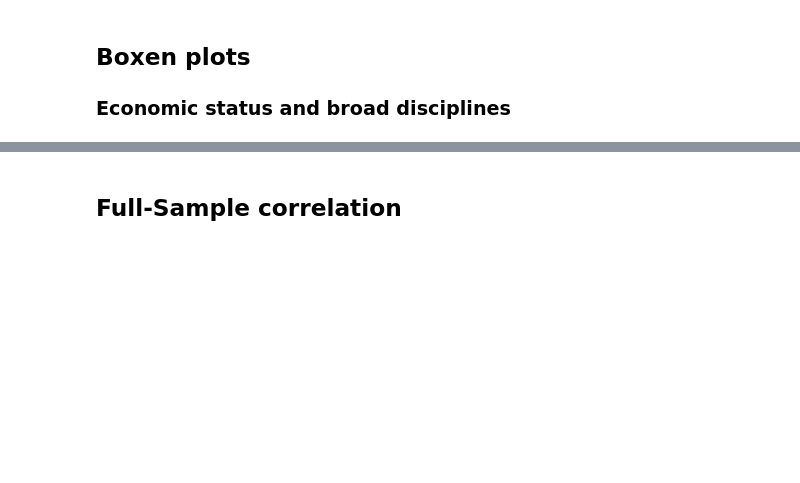
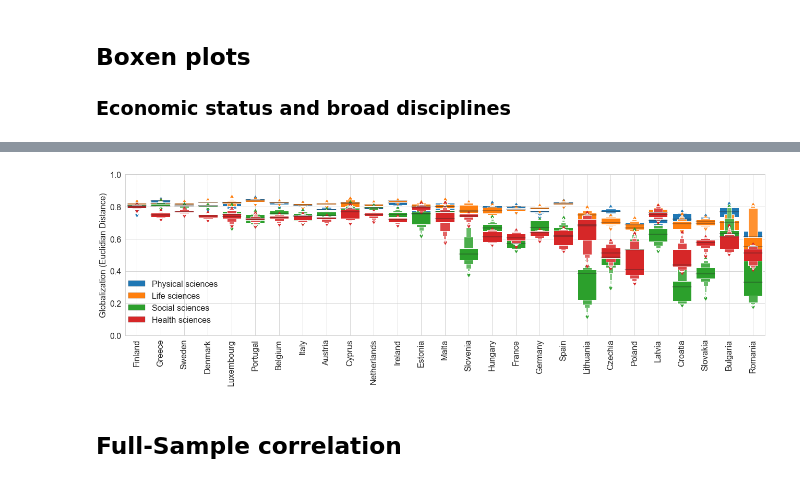
Before and after one commit to vitekzkytek/GlobalizationPaper, a Jupyter notebook: Phase5_Paper/PaperResults.ipynb, the cells around one changed output, grey strips where cells are left out. Cells and saved outputs as stored; diff of their text form; code cells hidden in the pictures; blank space fills up the shorter version.

```diff
--- a/Phase5_Paper/PaperResults.ipynb
+++ b/Phase5_Paper/PaperResults.ipynb
@@ -182,32 +243,36 @@ order = groups[(groups.field_code == 'All') & (groups.period == 2017)].sort_valu
 # %%
 groups = glob.loc[idx[ccodes,flds_broad,'euclid',:]].reset_index()
 groups['eu'] = groups.country_code.map(cntrs.eu)
 groups['name'] = groups.country_code.map(cntrs.name)
 groups = groups[groups.eu == 'EU-28']
 groups = groups[groups.name != 'United Kingdom']
 
 ranking = list(groups[(groups.field_code == 'All') & (groups.period == 2017)].sort_values(by='value',ascending=False).name)
 groups = groups[groups.field_code != 'All']
 
 groups['fields'] = groups.field_code.map(fieldnames)
 
 plt.figure(figsize=(18,6))
 sns.boxenplot(x='name',
             y='value',
             hue='fields',
             hue_order=['Physical sciences','Life sciences','Social sciences','Health sciences'],
             order=ranking,
             saturation=1,
             linewidth=0.5,
             dodge=False,
             data=groups)
 plt.legend(frameon=False,fontsize=16,loc=(0.,0.05))
 plt.ylim((0,1))
 plt.xticks(fontsize=16,rotation=90)
 plt.yticks(fontsize=16)
 plt.grid(b=True,which='major',axis='x')
 plt.ylabel('Globalization (Euclidian Distance)',fontsize=16);
 plt.xlabel('',fontsize=16);
+plt.tight_layout()
+plt.savefig('figs/fig3.png')
+# %% [output]
+[figure, added]
 # %% [markdown]
 ## Full-Sample correlation
 # %%
```
Also changed, not shown: parts of 10 cells of this notebook, 8 other files.
